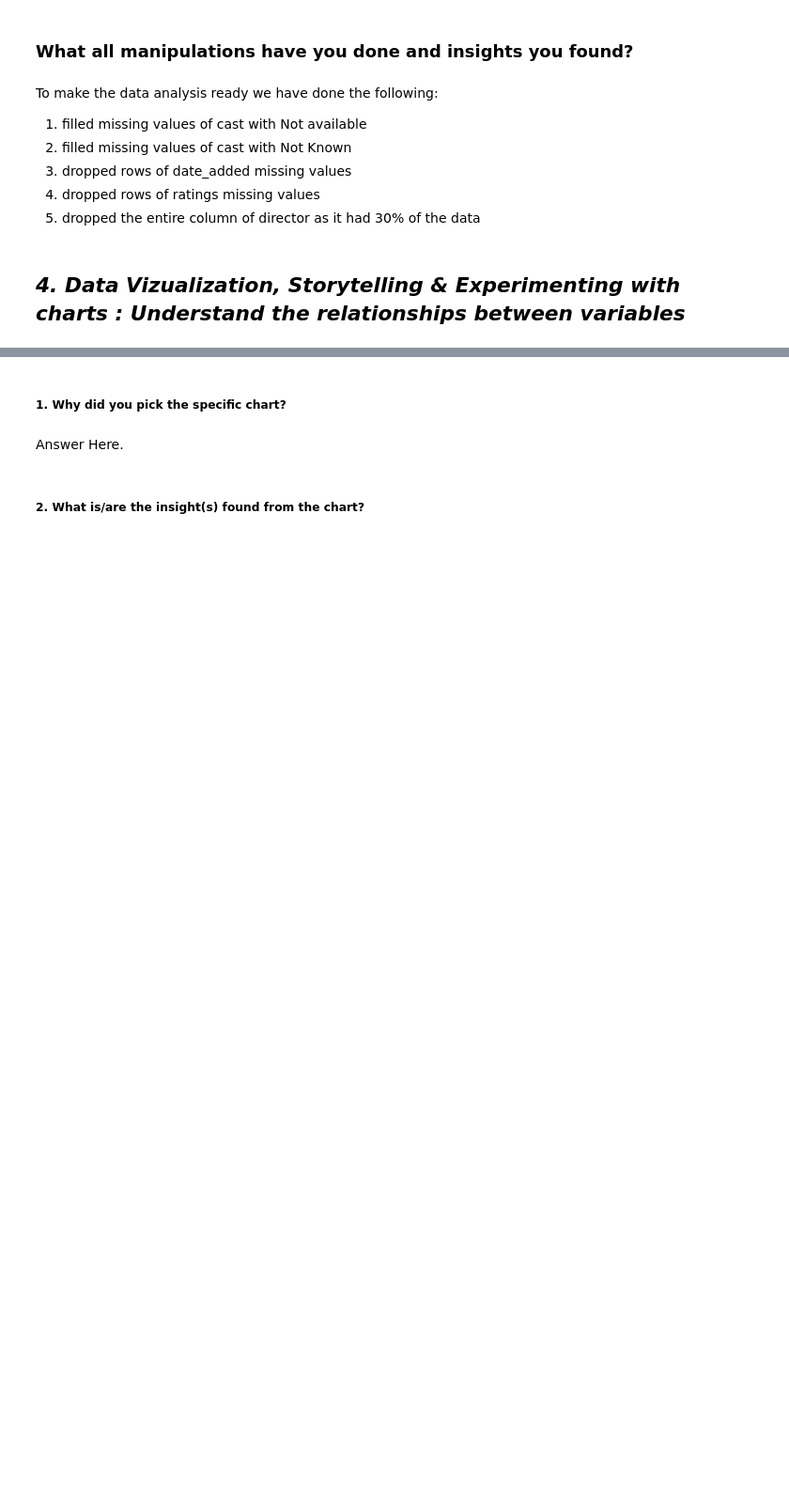
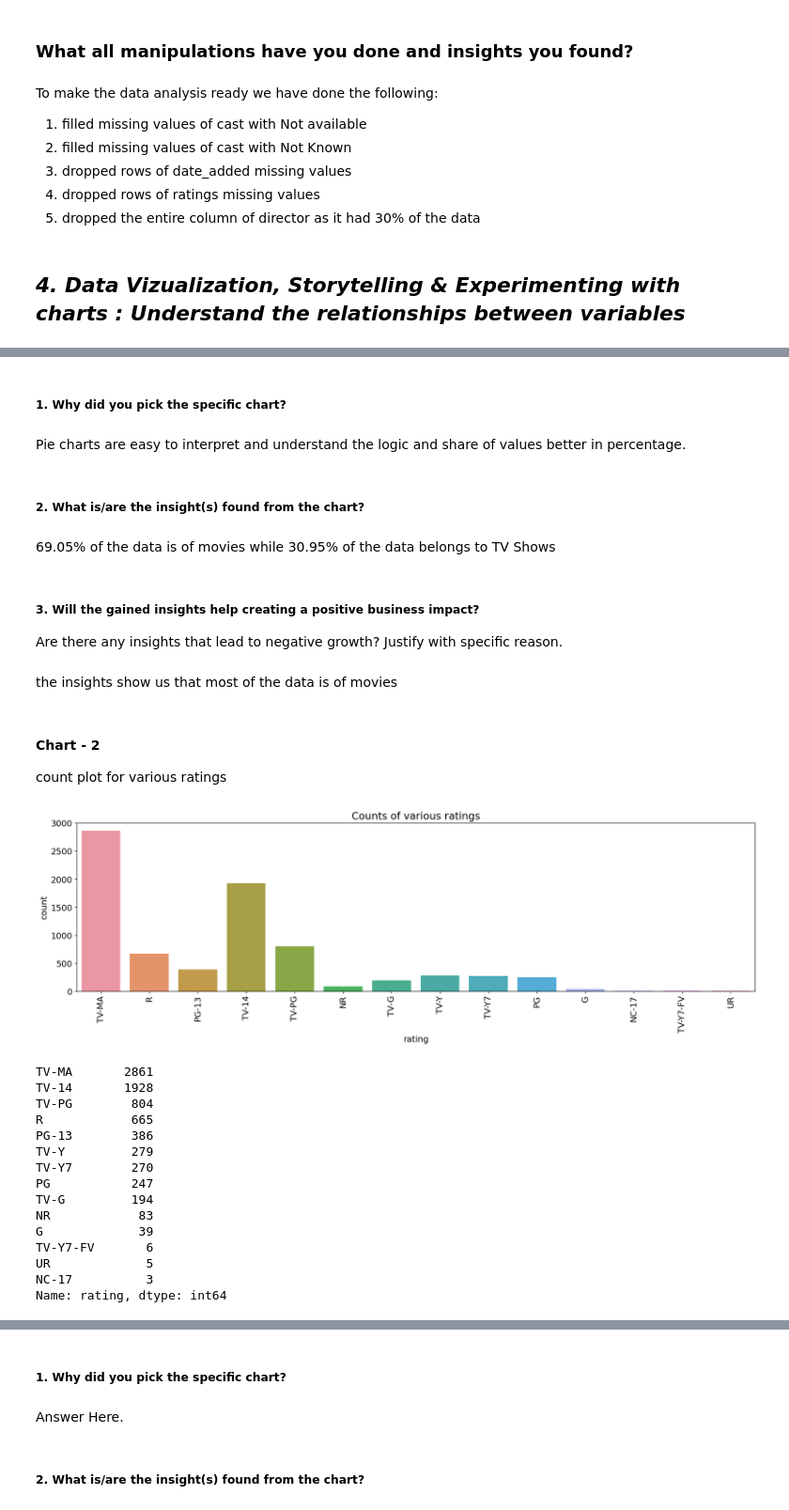
Before and after one commit to azizdafi/Netflix-Movies-and-TV-Shows-Clustering, a Jupyter notebook: Netflix_Movies_and_TV_Shows_Clustering_Sayed_Aziz.ipynb, the cells around one changed output, grey strips where cells are left out. Shown: that part at 94% size. Drawn from its saved outputs; the diff is of its cells as text; code cells hidden in the pictures; blank space fills up the shorter version.

```diff
--- a/Netflix_Movies_and_TV_Shows_Clustering_Sayed_Aziz.ipynb
+++ b/Netflix_Movies_and_TV_Shows_Clustering_Sayed_Aziz.ipynb
@@ -362,0 +428,47 @@ To make the data analysis ready we have done the following:
+# %% [markdown]
+##### 1. Why did you pick the specific chart?
+# %% [markdown]
+Pie charts are easy to interpret and understand the logic and share of values better in percentage.
+# %% [markdown]
+##### 2. What is/are the insight(s) found from the chart?
+# %% [markdown]
+69.05% of the data is of movies while 30.95% of the data belongs to TV Shows
+# %% [markdown]
+##### 3. Will the gained insights help creating a positive business impact?
+Are there any insights that lead to negative growth? Justify with specific reason.
+# %% [markdown]
+the insights show us that most of the data is of movies
+# %% [markdown]
+#### Chart - 2
+count plot for various ratings
+# %%
+# Chart - 2 visualization code
+plt.figure(figsize=(20, 5))
+sns.countplot(x='rating', data=df)
+
+# setting chart title
+plt.title('Counts of various ratings')
+plt.xticks(rotation = 90)
+
+# display chart
+plt.show()
+
+# printing the counts for reference
+print(df.rating.value_counts())
+# %% [output]
+[figure, added]
+TV-MA       2861
+TV-14       1928
+TV-PG        804
+R            665
+PG-13        386
+TV-Y         279
+TV-Y7        270
+PG           247
+TV-G         194
+NR            83
+G             39
+TV-Y7-FV       6
+UR             5
+NC-17          3
+Name: rating, dtype: int64
```
Also changed, not shown: parts of 88 cells of this notebook.
